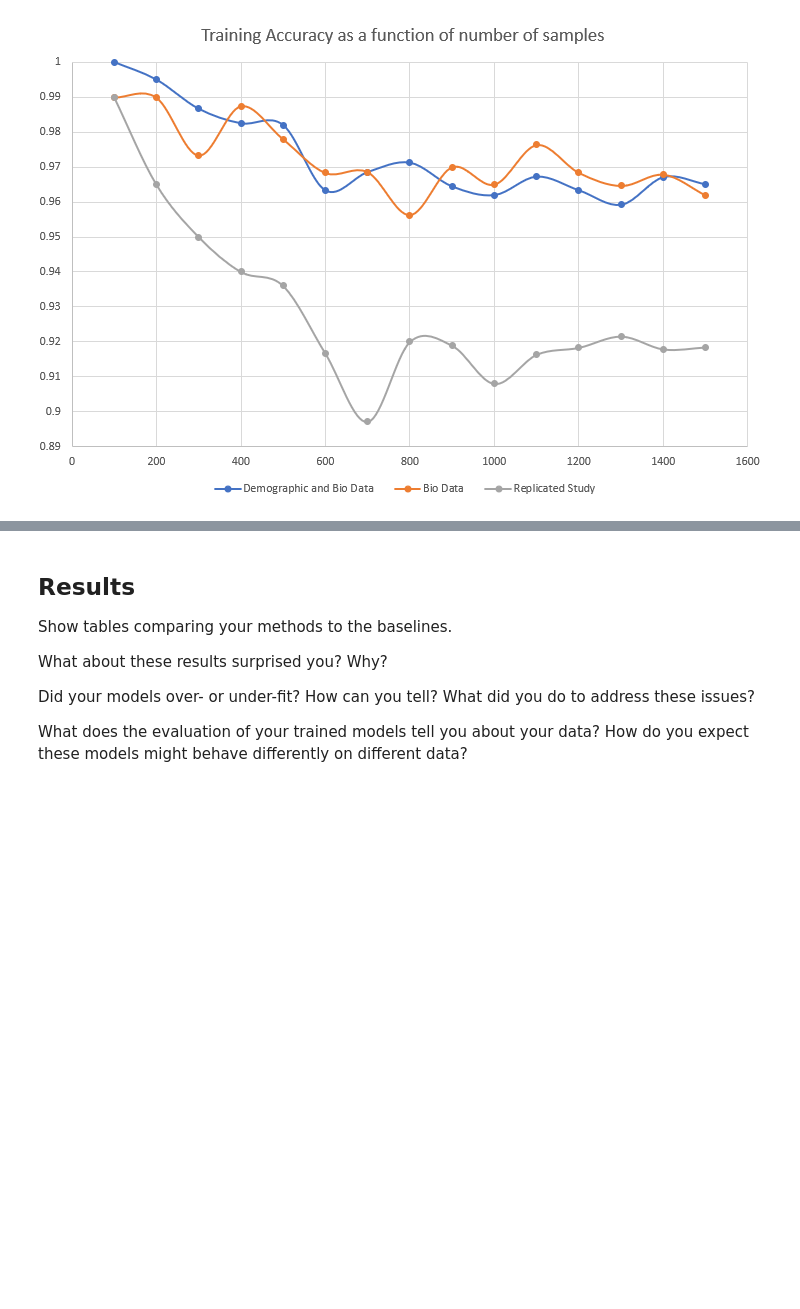
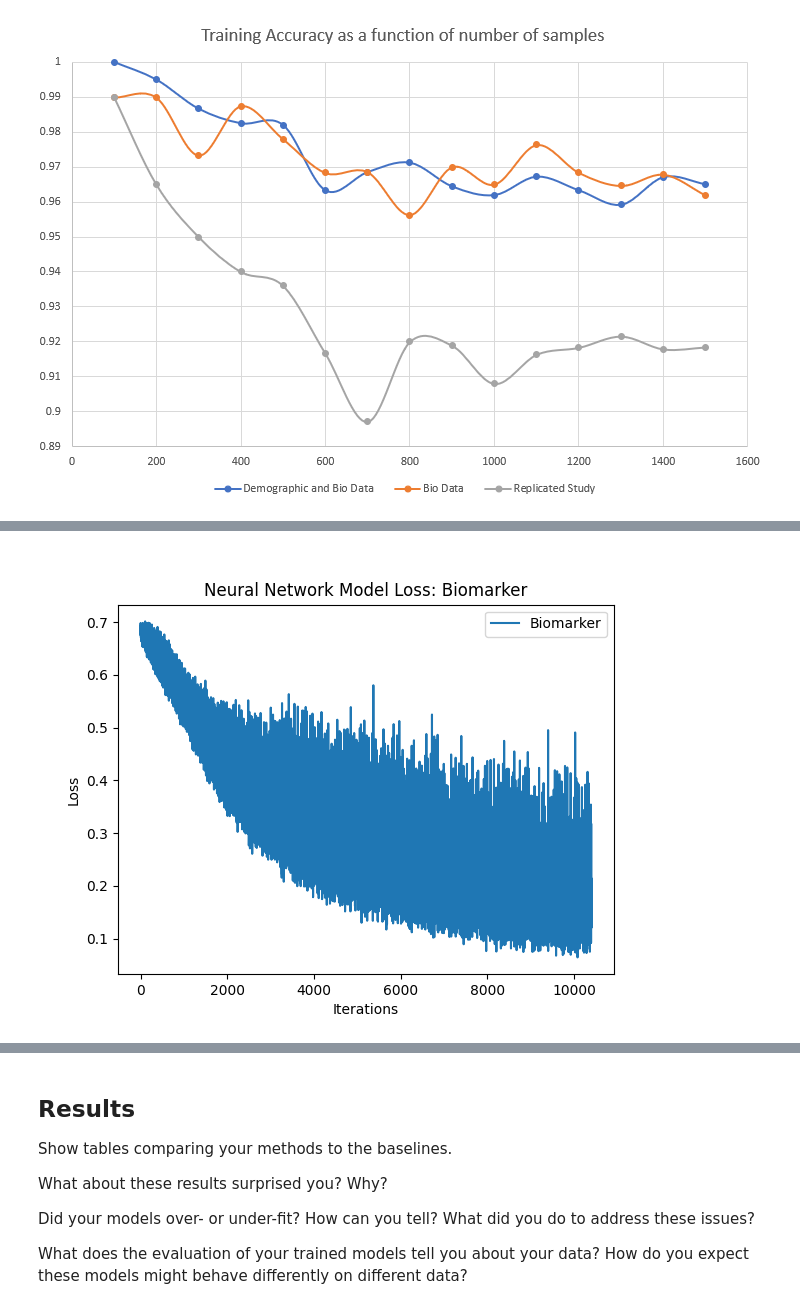
Before and after one commit to ChrisWilhelm/MachineLearningFinalProject, a Jupyter notebook: Final_Project_Submission_Template.ipynb, the cells around one changed output, grey strips where cells are left out. Cells and saved outputs as stored; diff of their text form; code cells hidden in the pictures; blank space fills up the shorter version.

```diff
--- a/Final_Project_Submission_Template.ipynb
+++ b/Final_Project_Submission_Template.ipynb
@@ -518,0 +529,5 @@ rf_acc
+# %%
+nn_loss_train_biomarker = Image.open('graphs/nn_loss_train_Biomarker.png')
+nn_loss_train_biomarker
+# %% [output]
+[figure, added]
```
Also changed, not shown: parts of 11 cells of this notebook, 56 other files.
